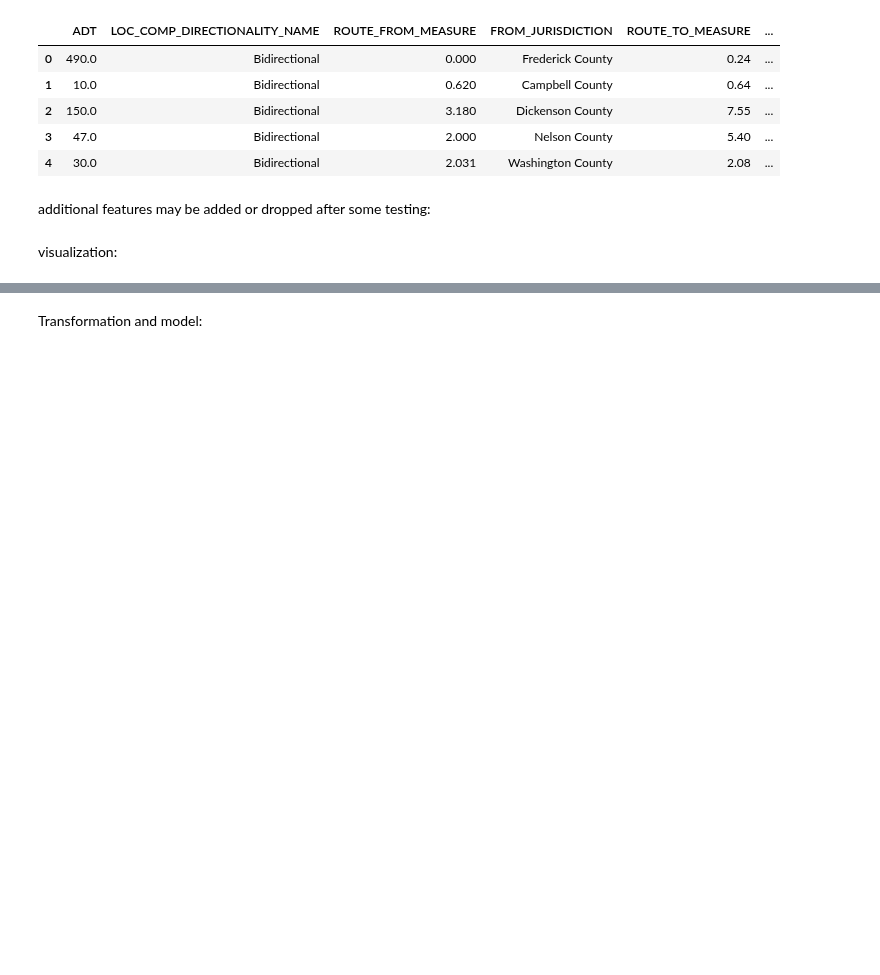
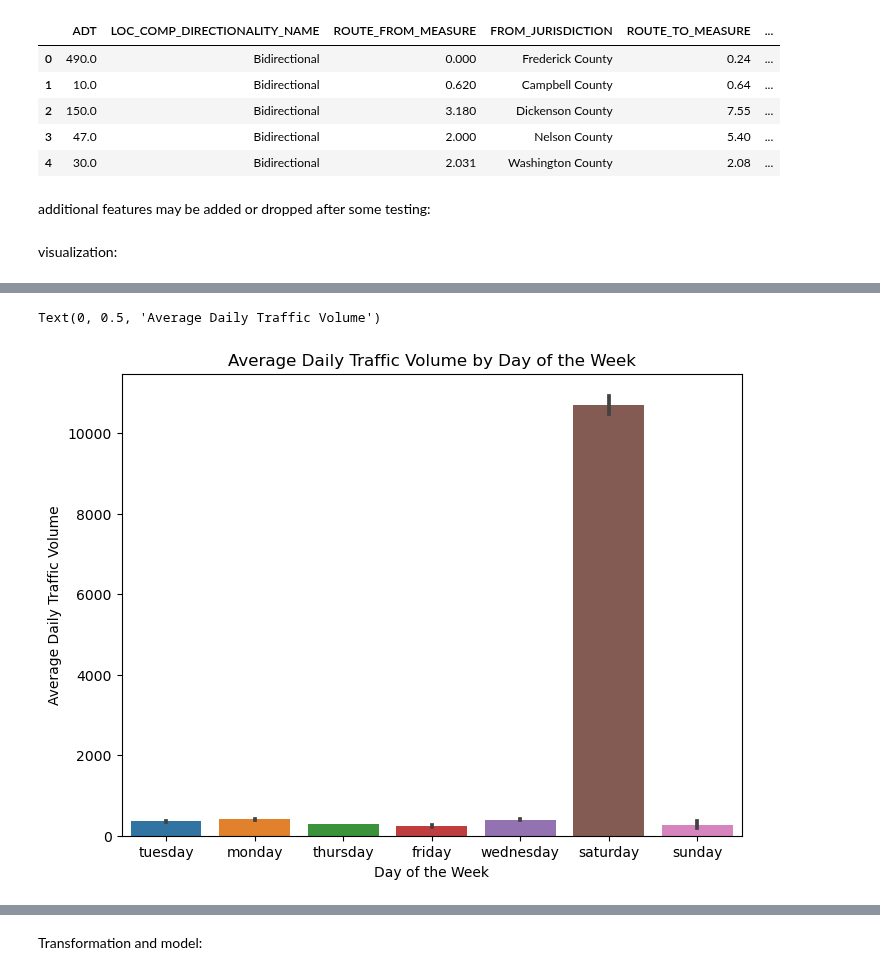
Before and after one commit to helen-yao/ML4VA, a Jupyter notebook: ML4VA/ml4va.ipynb, the cells around one changed output, grey strips where cells are left out. Drawn from its saved outputs; the diff is of its cells as text; code cells hidden in the pictures; blank space fills up the shorter version.

```diff
--- a/ML4VA/ml4va.ipynb
+++ b/ML4VA/ml4va.ipynb
@@ -389,0 +423,9 @@ sns.kdeplot(combined_df['ADT']) # a lot of 0s...
+# %%
+plt.figure(figsize=(8, 6))
+sns.barplot(x='DAY_WEEK', y='ADT', data=combined_df)
+plt.title('Average Daily Traffic Volume by Day of the Week')
+plt.xlabel('Day of the Week')
+plt.ylabel('Average Daily Traffic Volume')
+# %% [output]
+Text(0, 0.5, 'Average Daily Traffic Volume')
+[figure, added]
```
Also changed, not shown: parts of 15 cells of this notebook.
